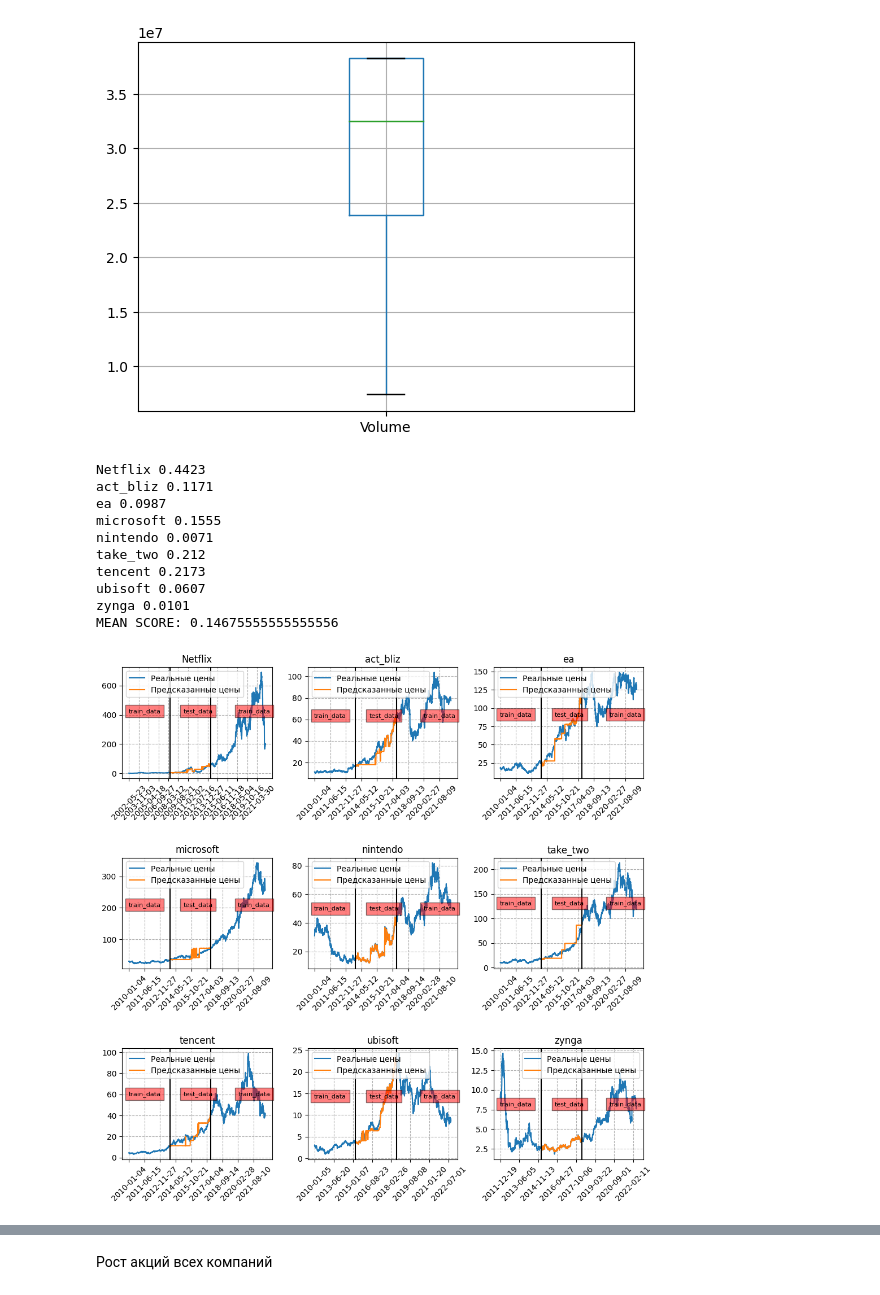
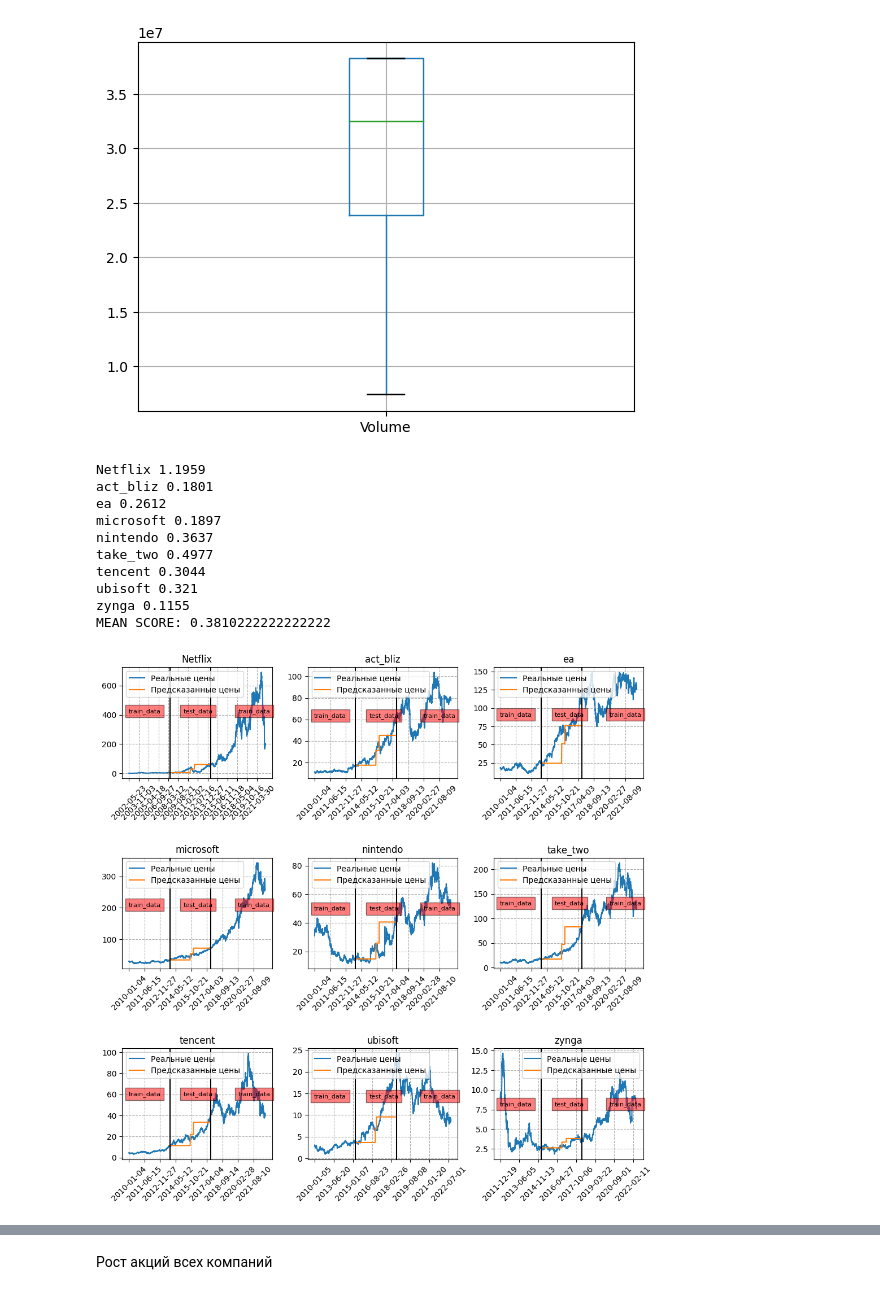
Before and after one commit to DrPepper18/StockPrediction, a Jupyter notebook: DataAnalysis_final.ipynb, the cells around one changed output, grey strips where cells are left out. Saved outputs shown, nothing was run; the diff lists cells and outputs as text; code cells hidden in the pictures.

```diff
--- a/DataAnalysis_final.ipynb
+++ b/DataAnalysis_final.ipynb
@@ -140,7 +135,7 @@ df_beta.boxplot(column=['Volume'])
 # %%
 def outflies_away(df):
     mean = df.mean()
-    df = [df[i] if df[i] <= mean else mean for i in range(len(df))]
+    df = [df.iloc[i] if df.iloc[i] <= mean else mean for i in range(df.shape[0])]
     return pd.Series(df)
 # %%
 file_path = sorted(glob('drive/MyDrive/datasets/*.csv'))
@@ -155,7 +150,7 @@ def normalize(data):
 i = 1
 s = []
 plt.rcParams['figure.figsize'] = [10,10]
-model = RandomForestRegressor(bootstrap = True)
+model = RandomForestRegressor(n_estimators = 100)
 for f in file_path:
     df = normalize(pd.read_csv(f))
 
@@ -164,46 +159,45 @@ for f in file_path:
 
     y = df['Close']
     y_train = y
-    X = df.drop(columns = ['Close', 'Date'])
-    if 'Currency' in df.columns:
-        X = X.drop(columns = ['Currency'])
+    X = df[['Year', 'Date_int']]
 
     X_train = pd.concat([X[:l], X[r:]])
     y_train = pd.concat([y_train[:l], y_train[r:]])
+    y_train = outflies_away(y_train)
     X_test = X[l:r]
     y_test = y[l:r]
 
     model.fit(X_train, y_train)
     preds = model.predict(X_test)
     plt.subplot(3,3, i)
     plt.tight_layout(h_pad = 3)
     metrics = round(mean_absolute_percentage_error(y_test, preds), 4)
     print(f[23:-4], metrics)
     s += [metrics]
     plt.plot(df['Date'], y)
     plt.plot(df['Date'][l:r], preds)
     plt.grid(linestyle = '--')
     plt.axvline(x = l, color = 'k', label = 'axvline - full height')
     plt.axvline(x = r, color = 'k', label = 'axvline - full height')
     shape = df.shape[0]
     plt.text(-10, int(y.max()*0.6), 'train_data', fontsize = 8, bbox = dict(facecolor = 'red', alpha = 0.5))
     plt.text(int(shape*0.4), int(y.max()*0.6), 'test_data', fontsize = 8, bbox = dict(facecolor = 'red', alpha = 0.5))
     plt.text(int(shape*0.8), int(y.max()*0.6), 'train_data', fontsize = 8, bbox = dict(facecolor = 'red', alpha = 0.5))
     plt.legend(('Реальные цены','Предсказанные цены'))
     plt.xticks(np.arange(0, df.shape[0], 365), rotation = 45)
     plt.title(f[23:-4])
     i += 1
 print('MEAN SCORE:', np.mean(s))
 plt.show()
 # %% [output]
-Netflix 0.4423
-act_bliz 0.1171
-ea 0.0987
-microsoft 0.1555
-nintendo 0.0071
-take_two 0.212
-tencent 0.2173
-ubisoft 0.0607
-zynga 0.0101
-MEAN SCORE: 0.14675555555555556
+Netflix 1.1959
+act_bliz 0.1801
+ea 0.2612
+microsoft 0.1897
+nintendo 0.3637
+take_two 0.4977
+tencent 0.3044
+ubisoft 0.321
+zynga 0.1155
+MEAN SCORE: 0.3810222222222222
-[figure, old version]
+[figure, new version]
```
Also changed, not shown: parts of 16 cells of this notebook.
